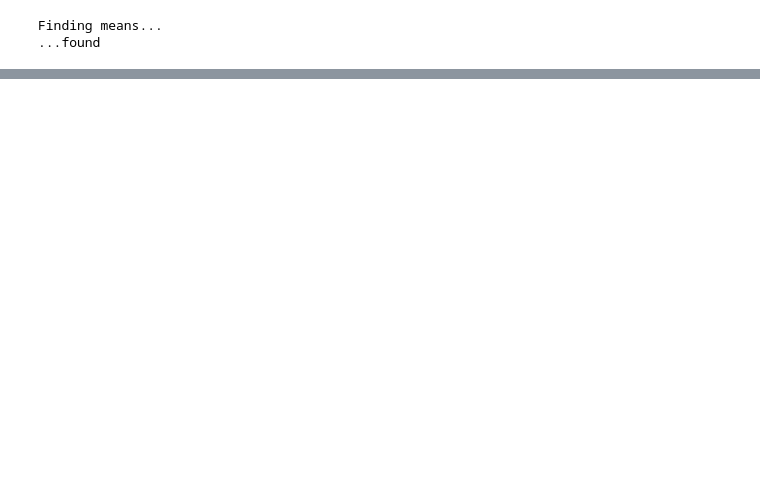
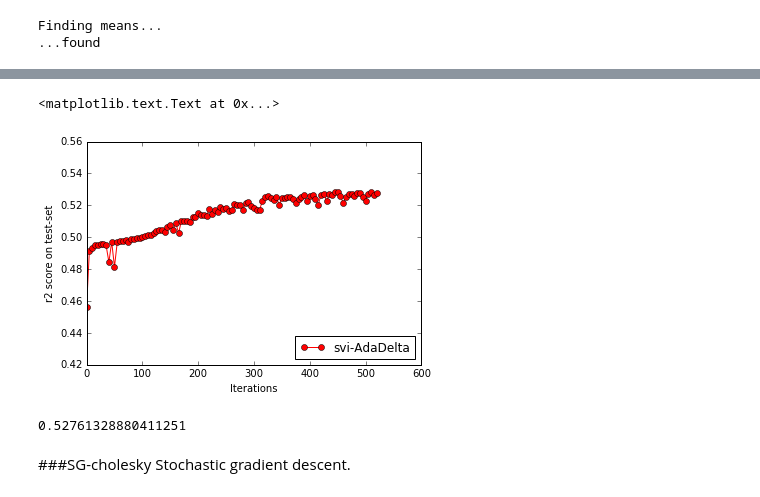
Before and after one commit to afcarl/CourseProject, a Jupyter notebook: Code/Experiments/regression_revision/abalone.ipynb, the cells around one changed output, grey strips where cells are left out. Cells and saved outputs as stored; diff of their text form; code cells hidden in the pictures; blank space fills up the shorter version.

```diff
--- a/Code/Experiments/regression_revision/abalone.ipynb
+++ b/Code/Experiments/regression_revision/abalone.ipynb
@@ -244,0 +149,7 @@ r2_score(y_test, pred)
+# %%
+model_covariance_obj = SquaredExponential(np.copy(cov_params))
+ad_svi_gp = GPR(model_covariance_obj, method='svi', parametrization='cholesky', optimizer='AdaDelta')
+# %%
+opts = {'mydisp': True, 'print_freq': 10, 'step_rate': 1.1,
+                'maxiter': 500, 'batch_size':200}
+ad_svi_res = ad_svi_gp.fit(x_tr, y_tr, num_inputs=ind_num, optimizer_options=opts, inputs=inputs)
@@ -244,0 +174,16 @@ r2_score(y_test, pred)
+# %%
+metric = lambda w: ad_svi_gp.get_prediction_quality(w, x_test, y_test)
+ad_svi_x_lst, ad_svi_y_lst = ad_svi_res.plot_performance(metric, 'i', freq=5)
+# %%
+plt.plot(ad_svi_x_lst, ad_svi_y_lst, '-ro', label='svi-AdaDelta')
+plt.ylim([.42, .56])
+plt.legend(loc=4)
+plt.xlabel('Iterations')
+plt.ylabel('r2 score on test-set')
+# %% [output]
+<matplotlib.text.Text at 0x...>
+[figure, added]
+# %%
+ad_svi_y_lst[-1]
+# %% [output]
+0.52761328880411251
@@ -244,0 +193,3 @@ r2_score(y_test, pred)
+# %% [markdown]
+###SG-cholesky
+Stochastic gradient descent.
```
Also changed, not shown: parts of 59 cells of this notebook, 14 other files.
